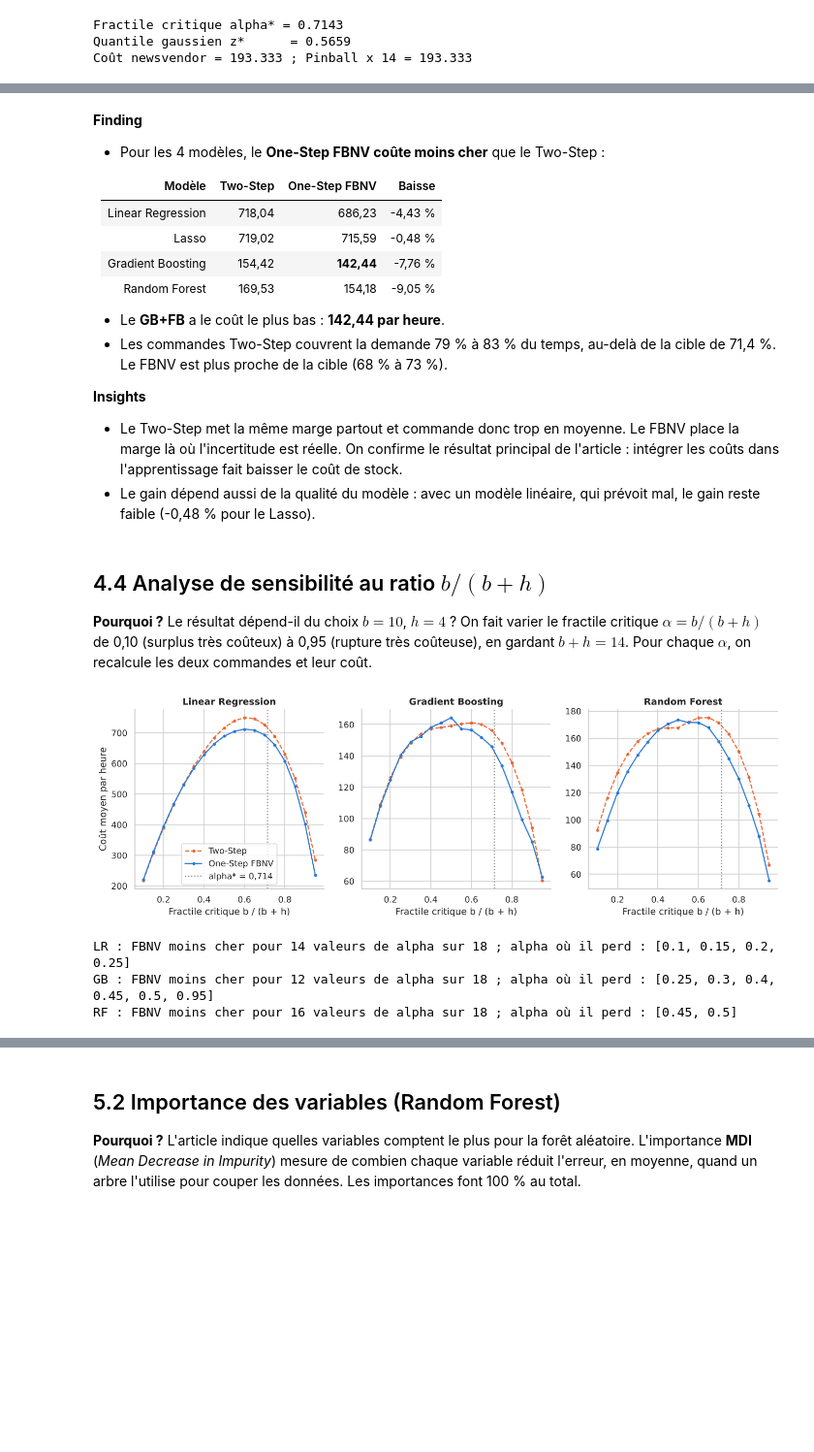
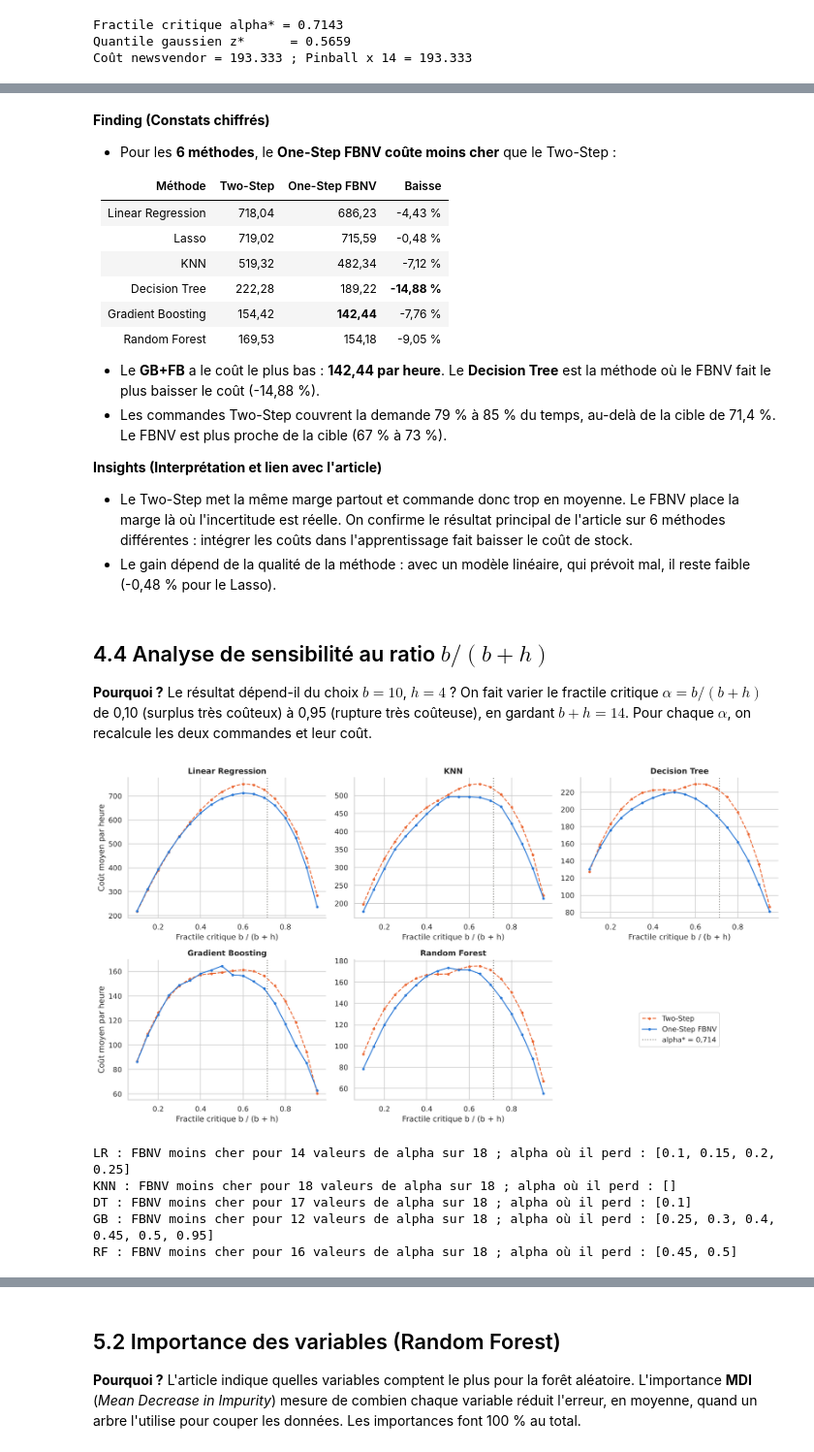
Before and after one commit to eliasbelme/eliasbelme.github.io, a Jupyter notebook: TP_GP27_FBNV.ipynb, the cells around one changed output, grey strips where cells are left out. Shown at 97% size. Drawn from its saved outputs; the diff is of its cells as text; code cells hidden in the pictures; blank space fills up the shorter version.

```diff
--- a/TP_GP27_FBNV.ipynb
+++ b/TP_GP27_FBNV.ipynb
@@ -568,8 +624,11 @@ modeles = {
     "Ridge": make_pipeline(StandardScaler(), Ridge(alpha=1.0)),
     "ElasticNet": make_pipeline(StandardScaler(), ElasticNet(alpha=0.1, l1_ratio=0.5, random_state=RANDOM_STATE)),
     "KNN": make_pipeline(StandardScaler(), KNeighborsRegressor(n_neighbors=10)),
+    "SVR": make_pipeline(StandardScaler(), SVR()),
+    "Decision Tree": DecisionTreeRegressor(random_state=RANDOM_STATE),
+    "Random Forest": RandomForestRegressor(random_state=RANDOM_STATE, n_jobs=-1),
     "Gradient Boosting": GradientBoostingRegressor(random_state=RANDOM_STATE),
-    "Random Forest": RandomForestRegressor(random_state=RANDOM_STATE, n_jobs=-1),
+    "HistGradientBoosting": HistGradientBoostingRegressor(random_state=RANDOM_STATE),
 }
 
 resultats_cv, rmse_plis = [], {}
@@ -607,7 +671,7 @@ Tableau 3.1 : Validation croisée 5 plis (moyenne des 5 plis)
 # %%
 ordre = tab_cv["Modèle"].tolist()
 plis = pd.DataFrame(rmse_plis)[ordre].melt(var_name="Modèle", value_name="RMSE")
-fig, ax = plt.subplots(figsize=(10, 4.5))
+fig, ax = plt.subplots(figsize=(10, 5.5))
 sns.boxplot(x="RMSE", y="Modèle", data=plis, color=BLEU, ax=ax)
 sns.stripplot(x="RMSE", y="Modèle", data=plis, color="black", size=4, ax=ax)
 ax.set(title="RMSE des 5 plis de validation croisée", xlabel="RMSE (vélos par heure)", ylabel="")
@@ -779,22 +885,24 @@ Tableau 4.3 : Coût moyen par heure sur le jeu de test (b = 10, h = 4)
 | Gradient Boosting | 38.54 | 154.42 | 142.44 | 80.8% | 67.7% | ... |
 | Random Forest | 42.47 | 169.53 | 154.18 | 83.2% | 73.3% | ... |
 # %% [markdown]
-**Finding**
-* Pour les 4 modèles, le **One-Step FBNV coûte moins cher** que le Two-Step :
+**Finding (Constats chiffrés)**
+* Pour les **6 méthodes**, le **One-Step FBNV coûte moins cher** que le Two-Step :
 
-| Modèle | Two-Step | One-Step FBNV | Baisse |
+| Méthode | Two-Step | One-Step FBNV | Baisse |
 |---|---|---|---|
 | Linear Regression | 718,04 | 686,23 | -4,43 % |
 | Lasso | 719,02 | 715,59 | -0,48 % |
+| KNN | 519,32 | 482,34 | -7,12 % |
+| Decision Tree | 222,28 | 189,22 | **-14,88 %** |
 | Gradient Boosting | 154,42 | **142,44** | -7,76 % |
 | Random Forest | 169,53 | 154,18 | -9,05 % |
 
-* Le **GB+FB** a le coût le plus bas : **142,44 par heure**.
-* Les commandes Two-Step couvrent la demande 79 % à 83 % du temps, au-delà de la cible de 71,4 %. Le FBNV est plus proche de la cible (68 % à 73 %).
+* Le **GB+FB** a le coût le plus bas : **142,44 par heure**. Le **Decision Tree** est la méthode où le FBNV fait le plus baisser le coût (-14,88 %).
+* Les commandes Two-Step couvrent la demande 79 % à 85 % du temps, au-delà de la cible de 71,4 %. Le FBNV est plus proche de la cible (67 % à 73 %).
 
-**Insights**
-* Le Two-Step met la même marge partout et commande donc trop en moyenne. Le FBNV place la marge là où l'incertitude est réelle. On confirme le résultat principal de l'article : intégrer les coûts dans l'apprentissage fait baisser le coût de stock.
-* Le gain dépend aussi de la qualité du modèle : avec un modèle linéaire, qui prévoit mal, le gain reste faible (-0,48 % pour le Lasso).
+**Insights (Interprétation et lien avec l'article)**
+* Le Two-Step met la même marge partout et commande donc trop en moyenne. Le FBNV place la marge là où l'incertitude est réelle. On confirme le résultat principal de l'article sur 6 méthodes différentes : intégrer les coûts dans l'apprentissage fait baisser le coût de stock.
+* Le gain dépend de la qualité de la méthode : avec un modèle linéaire, qui prévoit mal, il reste faible (-0,48 % pour le Lasso).
 # %% [markdown]
 ## 4.4 Analyse de sensibilité au ratio $b/(b+h)$
 
@@ -802,40 +910,50 @@ Tableau 4.3 : Coût moyen par heure sur le jeu de test (b = 10, h = 4)
 # %%
 alphas = np.round(np.arange(0.10, 0.951, 0.05), 2)
 lignes = []
 for a in alphas:
     b_a, h_a = 14 * a, 14 * (1 - a)
     c = lambda q: np.mean(b_a * np.maximum(yte.values - q, 0) + h_a * np.maximum(q - yte.values, 0))
     z_a = norm.ppf(a)
     gb_a = clone(gs_gb_fb.best_estimator_).set_params(alpha=a).fit(Xtr, ytr)   # même GB+FB, autre quantile
     lr_a = make_pipeline(StandardScaler(), QuantileRegressor(quantile=a, alpha=0.0, solver="highs")).fit(Xtr, ytr)
     lignes.append({"alpha": a,
                    "LR Two-Step": c(np.maximum(d_hat["LR"] + z_a * sigma["LR"], 0)),
                    "LR+FB": c(np.maximum(lr_a.predict(Xte), 0)),
+                   "KNN Two-Step": c(np.maximum(d_hat["KNN"] + z_a * sigma["KNN"], 0)),
+                   "KNN+FB": c(np.quantile(demandes_voisins, a, axis=1)),
+                   "DT Two-Step": c(np.maximum(d_hat["DT"] + z_a * sigma["DT"], 0)),
+                   "DT+FB": c(quantile_feuilles(a)),
                    "GB Two-Step": c(np.maximum(d_hat["GB"] + z_a * sigma["GB"], 0)),
                    "GB+FB": c(np.maximum(gb_a.predict(Xte), 0)),
                    "RF Two-Step": c(np.maximum(d_hat["RF"] + z_a * sigma["RF"], 0)),
                    "RF+FB": c(np.quantile(preds_arbres, a, axis=0))})
 sens = pd.DataFrame(lignes)
 
-fig, axes = plt.subplots(1, 3, figsize=(15, 4.2), sharex=True)
-for ax, m in zip(axes, ["LR", "GB", "RF"]):
+SENS = ["LR", "KNN", "DT", "GB", "RF"]
+fig, axes = plt.subplots(2, 3, figsize=(15, 8))
+axes = axes.ravel()
+for ax, m in zip(axes, SENS):
     ax.plot(sens["alpha"], sens[f"{m} Two-Step"], color=ORANGE, ls="--", marker="o", ms=3, label="Two-Step")
     ax.plot(sens["alpha"], sens[f"{m}+FB"], color=BLEU, marker="o", ms=3, label="One-Step FBNV")
     ax.axvline(ALPHA, color=GRIS, ls=":", label="alpha* = 0,714")
-    ax.set(title={"LR": "Linear Regression", "GB": "Gradient Boosting", "RF": "Random Forest"}[m],
-           xlabel="Fractile critique b / (b + h)")
+    ax.set(title=NOMS[m], xlabel="Fractile critique b / (b + h)")
 axes[0].set_ylabel("Coût moyen par heure")
-axes[0].legend()
+axes[3].set_ylabel("Coût moyen par heure")
+axes[5].axis("off")
+axes[5].legend(*axes[0].get_legend_handles_labels(), loc="center", fontsize=11)
+fig.tight_layout()
 sauver(fig, "fig8_sensibilite")
 plt.show()
 
-for m in ["LR", "GB", "RF"]:
+for m in SENS:
     gagne = (sens[f"{m}+FB"] < sens[f"{m} Two-Step"])
     print(f"{m} : FBNV moins cher pour {gagne.sum()} valeurs de alpha sur {len(alphas)} ;"
           f" alpha où il perd : {sens.loc[~gagne, 'alpha'].tolist()}")
 # %% [output]
-[figure, old version]
+[figure, new version]
 LR : FBNV moins cher pour 14 valeurs de alpha sur 18 ; alpha où il perd : [0.1, 0.15, 0.2, 0.25]
+KNN : FBNV moins cher pour 18 valeurs de alpha sur 18 ; alpha où il perd : []
+DT : FBNV moins cher pour 17 valeurs de alpha sur 18 ; alpha où il perd : [0.1]
 GB : FBNV moins cher pour 12 valeurs de alpha sur 18 ; alpha où il perd : [0.25, 0.3, 0.4, 0.45, 0.5, 0.95]
 RF : FBNV moins cher pour 16 valeurs de alpha sur 18 ; alpha où il perd : [0.45, 0.5]
 # %% [markdown]
```
Also changed, not shown: parts of 43 cells of this notebook, 5 other files.
